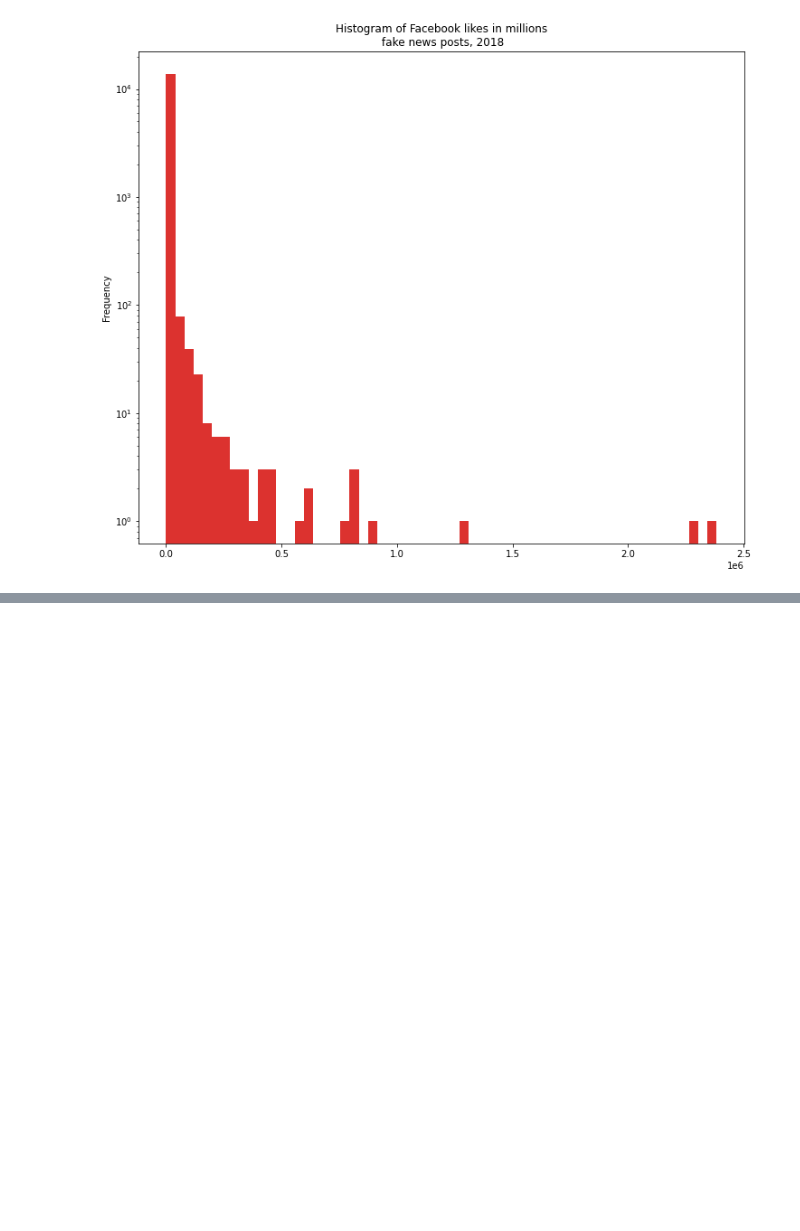
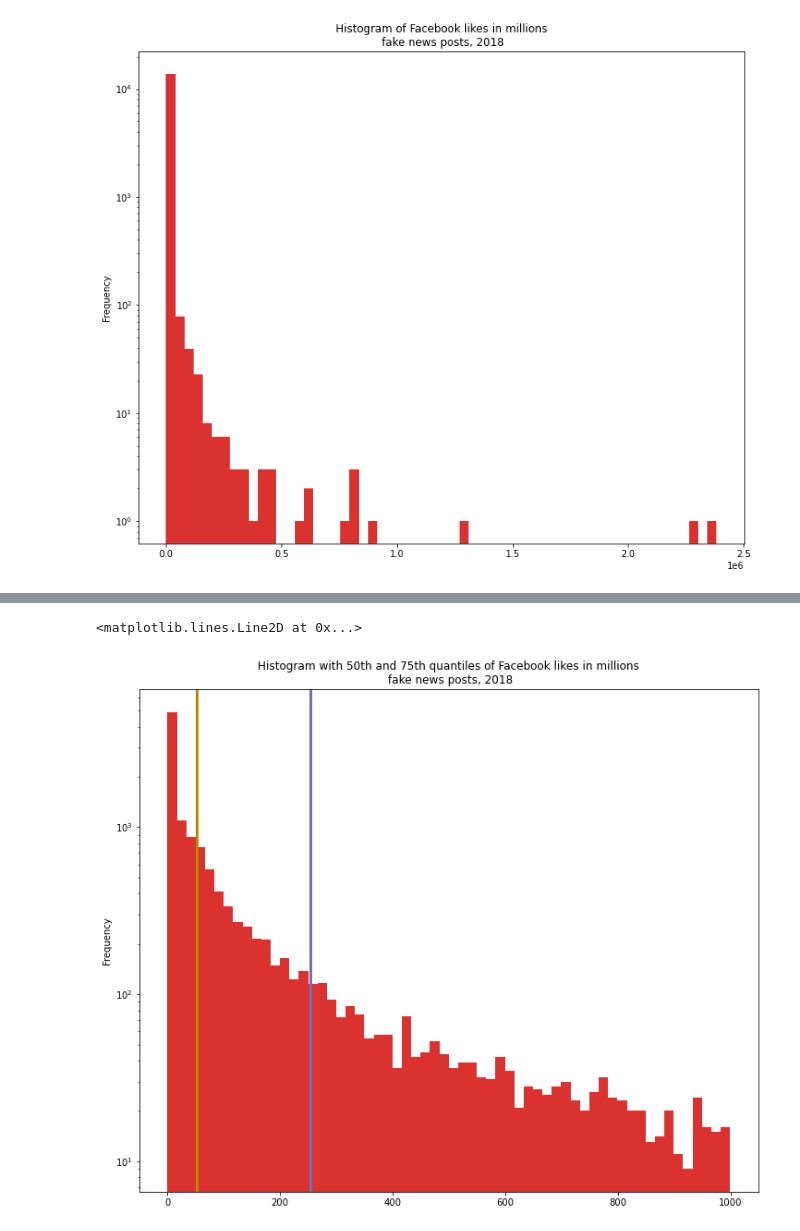
Before and after one commit to brendanrbrown/stor155_sp21, a Jupyter notebook: notebooks/fakebook_figure.ipynb, the cells around one changed output, grey strips where cells are left out. Saved outputs shown, nothing was run; the diff lists cells and outputs as text; code cells hidden in the pictures; blank space fills up the shorter version.

```diff
--- a/notebooks/fakebook_figure.ipynb
+++ b/notebooks/fakebook_figure.ipynb
@@ -63,0 +75,13 @@ Name: fb_engagement, dtype: float64
+# %%
+# zoom in!
+# filter first to get good resolution without computing so many bins
+p = fb.loc[fb.fb_engagement < 1000, 'fb_engagement'].plot(kind = 'hist', color = '#dc322f', figsize = (12, 10), logy = True, bins = 60,
+                               xlabel = 'fb_engagement', title = 'Histogram with 50th and 75th quantiles of Facebook likes in millions\n fake news posts, 2018')
+
+p.axvline(x = fb.fb_engagement.median(), color = "#b58900", linewidth = 3)
+p.axvline(x = fb.fb_engagement.quantile(.75), color = "#6c71c4", linewidth = 3)
+
+plt.savefig('fakebook_likes_q5075.jpeg')
+# %% [output]
+<matplotlib.lines.Line2D at 0x...>
+[figure, added]
```
Also changed, not shown: parts of 5 cells of this notebook, 10 other files.
